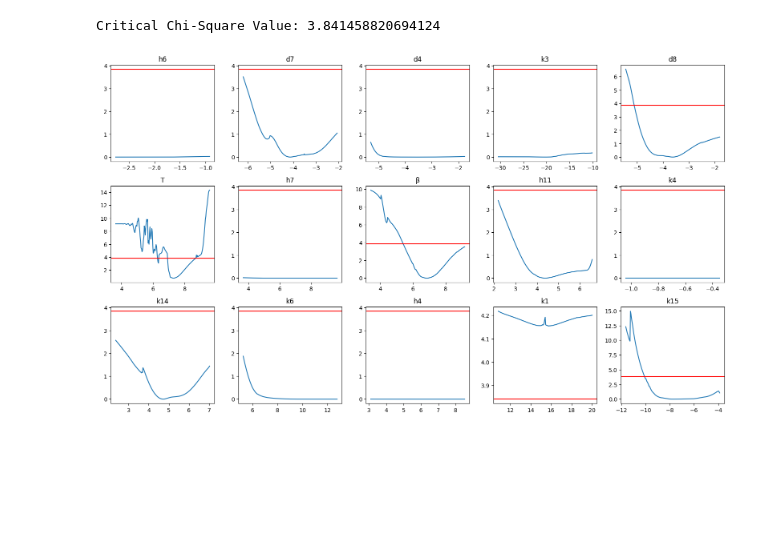
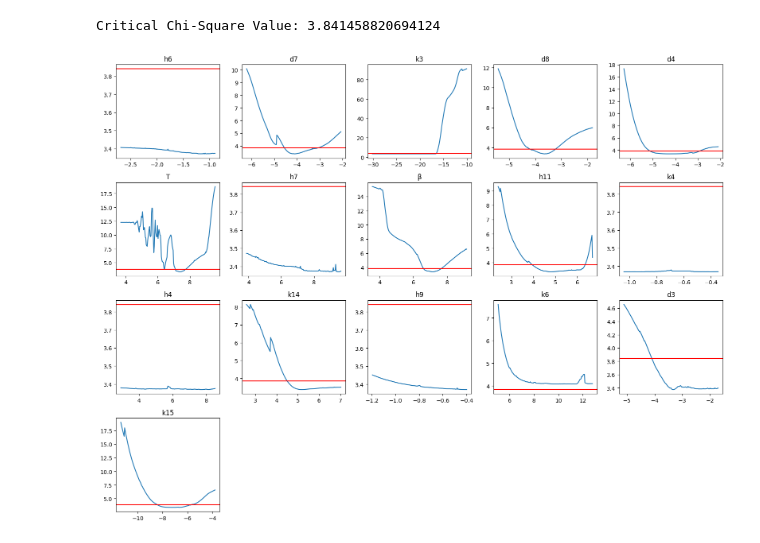
Before and after one commit to aayres22/ITIS_Analysis, a Jupyter notebook: PL_unpack.ipynb, the cells around one changed output. Saved outputs shown, nothing was run; the diff lists cells and outputs as text; code cells hidden in the pictures; blank space fills up the shorter version.

```diff
--- a/PL_unpack.ipynb
+++ b/PL_unpack.ipynb
@@ -15,11 +15,11 @@ param_titles = ['d1',
 
 # from PL_theiaprep import param_global_all
 
-D = '2'         # '1' for ACTH + Cort,
+D = '3'         # '1' for ACTH + Cort,
                 # '2' for ACTH + Cort + TNF-a
                 # '3' for ACTH + Cort + TNF-a + IL10
 dpoints = '2'   # '1' for 25, '2' for 13
-N = 'nonoise'   #'noisy' or 'nonoise'. Not perfect, some paths may need to be tweaked.
+N = 'noisy'   #'noisy' or 'nonoise'. Not perfect, some paths may need to be tweaked.
 if D == '1':
     output_ids = [6,7]
 elif D == '2':
@@ -57,31 +57,31 @@ critical_value = chi2.ppf(1 - alpha, df)
 
 print(f"Critical Chi-Square Value: {critical_value}")
 
 # for i in range(len(param_ids)):
 #
 #     plt.figure()
 #     plt.title(paramtitles[param_ids[i]])
 #     plt.plot(par_save[i,i,:],J_save[i,:])
 #     plt.axhline(y=critical_value, color='r')
 #     plt.show()
 
 fig, axs = plt.subplots(4,5, figsize = (16,12))
 CI = np.zeros((20,2))
 for i in range(4):
 
     for k in range(5):
         if i*5 + k>= len(param_ids):
             for r in range(k,5):
                 axs[i,r].remove()
             break
 
         axs[i, k].plot(par_save[i*5 + k,i*5 +k,:],J_save[i*5 + k,:])
         axs[i, k].axhline(y=critical_value, color='r')
         axs[i,k].set_title(param_titles[param_ids[i*5 + k]])
 # for ax in axs.flat:
 #     ax.set_xticks([])
 fig.tight_layout()
 fig.savefig('FIGS\\PL_results_' + N + D + dpoints + '.png')
 # %% [output]
 Critical Chi-Square Value: 3.841458820694124
-[figure, old version]
+[figure, new version]
```
Also changed, not shown: 11 other files.
